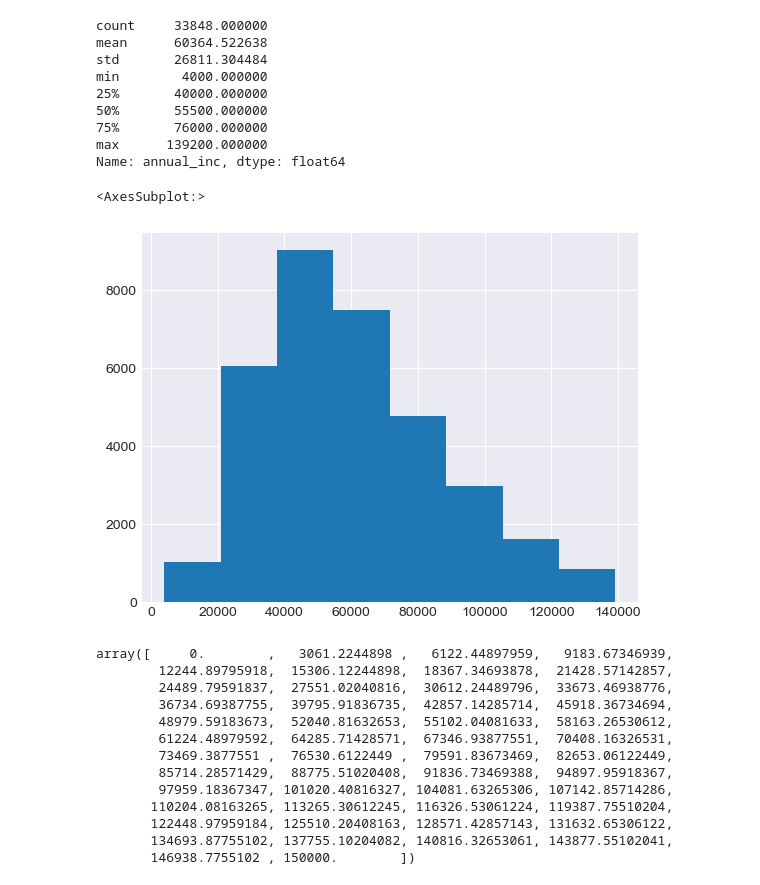
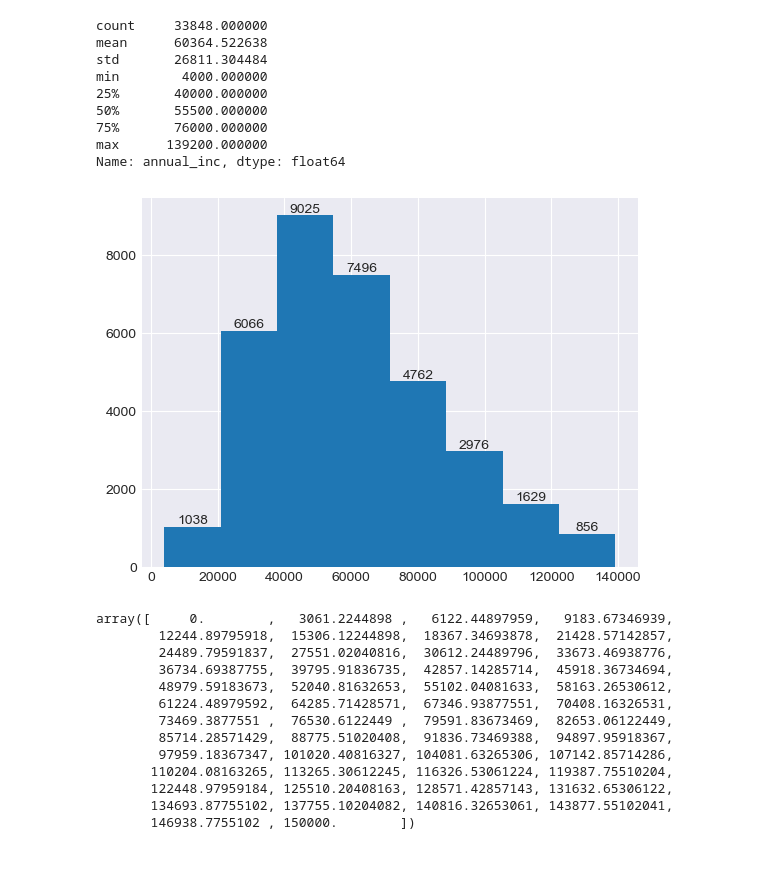
Before and after one commit to cyberpirate92/lending-club-case-study, a Jupyter notebook: Lending Club Case Study.ipynb, the cells around one changed output. Saved outputs shown, nothing was run; the diff lists cells and outputs as text; code cells hidden in the pictures.

```diff
--- a/Lending Club Case Study.ipynb
+++ b/Lending Club Case Study.ipynb
@@ -551,10 +551,11 @@ min        4000.000000
 max      139200.000000
 Name: annual_inc, dtype: float64
 # %%
-loan_data.annual_inc.hist(bins=8)
+hist_ax = loan_data.annual_inc.hist(bins=8)
+hist_ax.bar_label(hist_ax.containers[0])
+plt.show()
 # %% [output]
-<AxesSubplot:>
-[figure, old version]
+[figure, new version]
 # %%
 np.linspace(0, 150000, )
 # %% [output]
```
Also changed, not shown: parts of 43 cells of this notebook.
